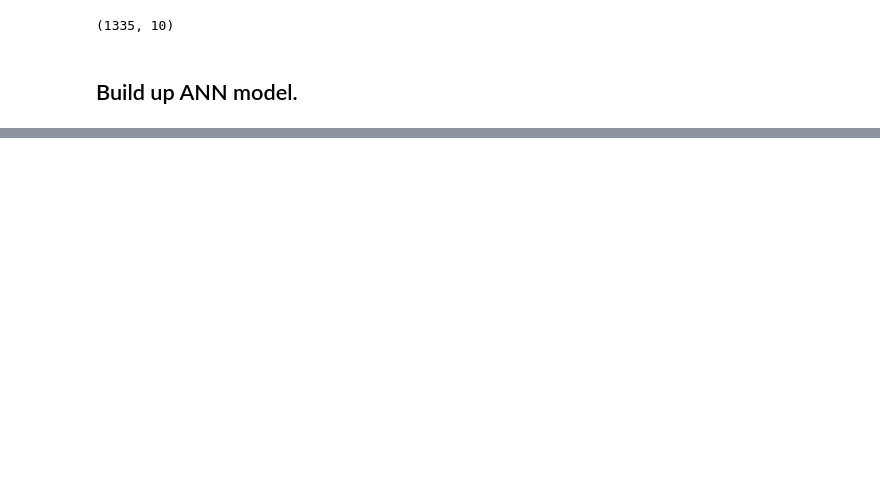
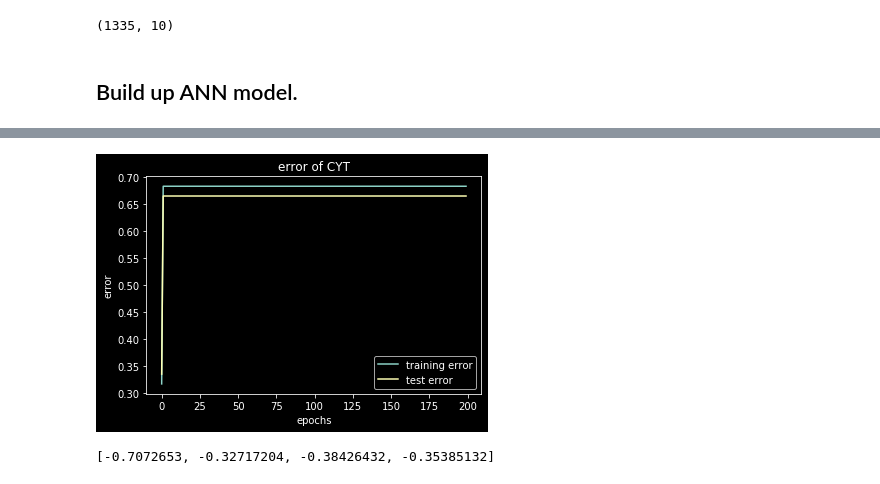
Before and after one commit to RyanYin04/MachineLearningPractice, a Jupyter notebook: 171ass2/Assignment2.ipynb, the cells around one changed output, grey strips where cells are left out. Saved outputs shown, nothing was run; the diff lists cells and outputs as text; code cells hidden in the pictures; blank space fills up the shorter version.

```diff
--- a/171ass2/Assignment2.ipynb
+++ b/171ass2/Assignment2.ipynb
@@ -104,12 +96,7 @@ x_ = scalar.fit_transform(x_)
 # %%
+scaler = StandardScaler()
+x_ = scaler.fit_transform(x_)
+
 x_tr, x_te, y_tr, y_te = train_test_split(x_, y_,  test_size = 0.34, random_state = 256)
 tr = y_tr.argmax(axis = 1)
 te = y_te.argmax(axis = 1)
-# %%
-def get_err(pred_tr, pred_te):
-    matrix_tr = confusion_matrix(tr, pred_tr)
-    matrix_te = confusion_matrix(te, pred_te)
-    err_tr = 1 - (matrix_tr[0,0]+matrix_tr[1:, 1:].sum()) / matrix_tr.sum()
-    err_te = 1 - (matrix_te[0,0]+matrix_te[1:, 1:].sum()) / matrix_te.sum()
-    return err_tr, err_te
-get_err(np.random.randint(0, 7, y_tr.shape[0]), np.random.randint(0, 7, y_te.shape[0]))
@@ -117,0 +103,13 @@ get_err(np.random.randint(0, 7, y_tr.shape[0]), np.random.randint(0, 7, y_te.sha
+# %%
+def get_err(true, pred, mode = 1):
+    matrix = confusion_matrix(true, pred)
+
+    if mode == 1:
+        err = 1 - (matrix[0,0]+matrix[1:, 1:].sum()) / matrix.sum()
+    else:
+        err = 1 - (np.diag(matrix).sum()) / matrix.sum()
+    return err
+
+tt = np.random.randint(0, 7, y_tr.shape[0])
+
+print(get_err(tr, tt), get_err(tr, tt, mode = 2))
@@ -220,0 +249,4 @@ plt.show()
+# %%
+MLP2 = MLP(2, 3, learning_rate = 0.012)
+err_tracker = call_err(1)
+history= MLP2.fit(x_, y_, epochs = 200, batch_size = 128,verbose = 0, callbacks = [err_tracker])
@@ -220,0 +271,14 @@ plt.show()
+# %%
+plt.plot(err_tracker.err_tr, label = 'training error')
+plt.plot(err_tracker.err_te, label = 'test error')
+plt.xlabel('epochs')
+plt.ylabel('error')
+plt.title('error of CYT')
+plt.legend()
+plt.savefig('pics/error2')
+# %% [output]
+[figure, added]
+# %%
+weight_tracker.weights[-1]
+# %% [output]
+[-0.7072653, -0.32717204, -0.38426432, -0.35385132]
```
Also changed, not shown: parts of 28 cells of this notebook.
